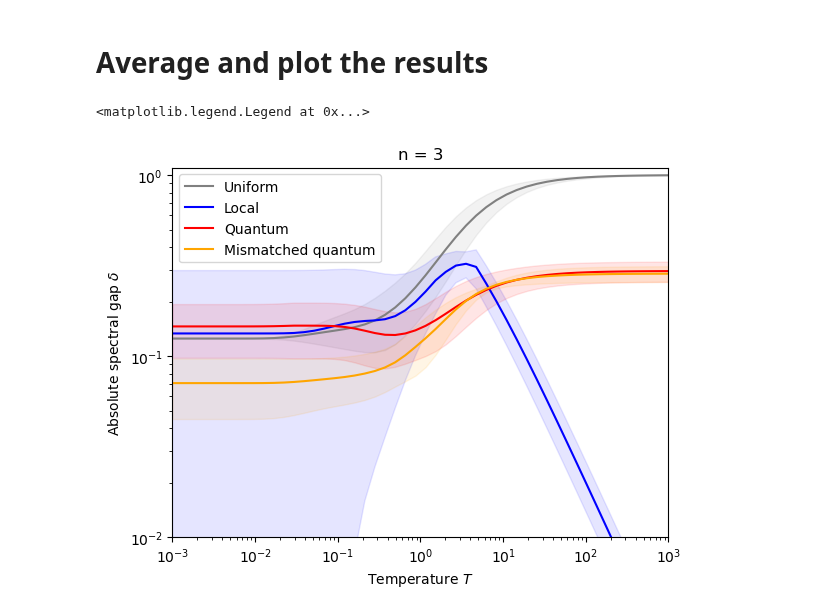
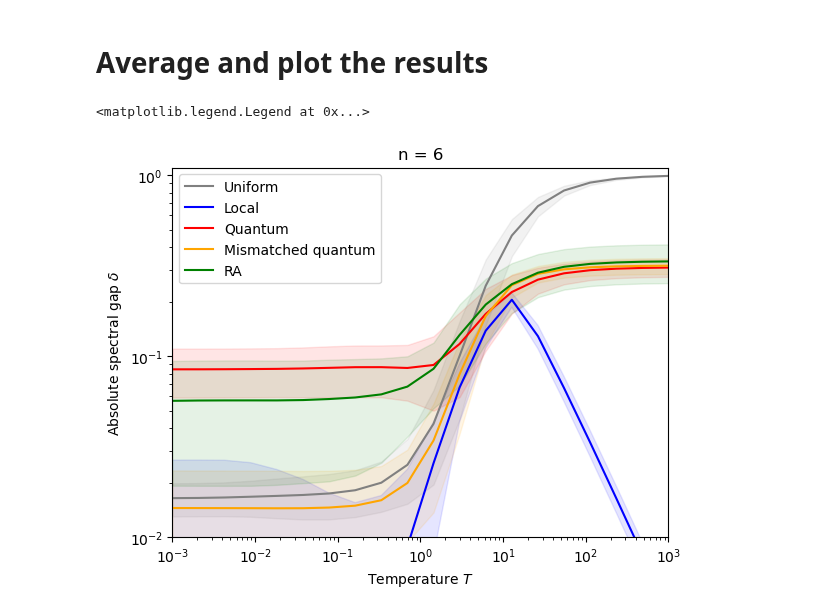
Before and after one commit to petr-ivashkov/quantum-mcmc, a Jupyter notebook: temperature_sweep_parallel.ipynb, the cells around one changed output. Drawn from its saved outputs; the diff is of its cells as text; code cells hidden in the pictures.

```diff
--- a/temperature_sweep_parallel.ipynb
+++ b/temperature_sweep_parallel.ipynb
@@ -1,6 +1,6 @@
 # %%
 from functions import *
 # %%
-n = 3
+n = 6
 # %% [markdown]
 # Temperature sweep
@@ -7,6 +65,6 @@ n = 3
 # %%
-num_random_models = 5
-num_temperatures = 50
+num_random_models = 100
+num_temperatures = 20
 
 T_range = np.geomspace(0.001, 1000, num_temperatures)
 
@@ -19,9 +77,10 @@ def f(T):
     delta_local_arr = np.zeros((num_random_models))
     delta_quantum_arr = np.zeros((num_random_models))
     delta_mismatched_quantum_arr = np.zeros((num_random_models))
+    delta_ra_arr = np.zeros((num_random_models))
     np.random.seed(42) # set the seed for reproducibility
     for i in range(num_random_models):
-        m = RandomIsingModel(n)
+        m = RandomIsingModel(n, seed=i)
 
         proposal_mat_random = get_proposal_mat_random(m)
         P_random = get_transition_matrix(m, T, proposal_mat_random)
@@ -38,12 +97,18 @@ def f(T):
         delta_quantum = get_delta(P_quantum)
         delta_quantum_arr[i] = delta_quantum
 
-        m_mismatched = RandomIsingModel(n)
+        m_mismatched = RandomIsingModel(n, seed=i+num_random_models)
         proposal_mat_mismatched_quantum = get_proposal_mat_quantum_layden(m_mismatched)
         P_mismatched_quantum = get_transition_matrix(m, T, proposal_mat_mismatched_quantum)
         delta_mismatched_quantum = get_delta(P_mismatched_quantum)
         delta_mismatched_quantum_arr[i] = delta_mismatched_quantum
-    return delta_random_arr, delta_local_arr, delta_quantum_arr, delta_mismatched_quantum_arr
+
+        proposal_mat_ra = get_proposal_mat_ra(m, 5)
+        P_ra = get_transition_matrix(m, T, proposal_mat_ra)
+        delta_ra = get_delta(P_ra)
+        delta_ra_arr[i] = delta_ra
+
+    return delta_random_arr, delta_local_arr, delta_quantum_arr, delta_mismatched_quantum_arr, delta_ra_arr
 # %%
 sweep_data = np.asarray(joblib.Parallel(n_jobs=-1)(joblib.delayed(f)(T) for T in tqdm(T_range)))
 sweep_data = sweep_data.swapaxes(0,1)
@@ -52,6 +117,7 @@ delta_random_arr = sweep_data[0]
 delta_local_arr = sweep_data[1]
 delta_quantum_arr = sweep_data[2]
 delta_mismatched_quantum_arr = sweep_data[3]
+delta_ra_arr = sweep_data[4]
 # %% [markdown]
 # Save the data
 # %%
@@ -83,41 +150,50 @@ delta_quantum_arr_std = np.std(delta_quantum_arr, axis=1)
 
 delta_mismatched_quantum_arr_avg = np.mean(delta_mismatched_quantum_arr, axis=1)
 delta_mismatched_quantum_arr_std = np.std(delta_mismatched_quantum_arr, axis=1)
+
+delta_ra_arr_avg = np.mean(delta_ra_arr, axis=1)
+delta_ra_arr_std = np.std(delta_ra_arr, axis=1)
 # %%
 plt.plot(T_range, delta_random_arr_avg, '-', color='grey', label = 'Uniform')
 plt.plot(T_range, delta_local_arr_avg, '-', color='blue', label = 'Local')
 plt.plot(T_range, delta_quantum_arr_avg, '-', color='red', label = 'Quantum')
 plt.plot(T_range, delta_mismatched_quantum_arr_avg, '-', color='orange', label = 'Mismatched quantum')
+plt.plot(T_range, delta_ra_arr_avg, '-', color='green', label = 'RA')
 
 plt.fill_between(T_range,
                  delta_random_arr_avg-delta_random_arr_std,
                  delta_random_arr_avg+delta_random_arr_std,
                  color='grey',
                  alpha=0.1)
 plt.fill_between(T_range,
                  delta_local_arr_avg-delta_local_arr_std,
                  delta_local_arr_avg+delta_local_arr_std,
                  color='blue',
                  alpha=0.1)
 plt.fill_between(T_range,
                  delta_quantum_arr_avg-delta_quantum_arr_std,
                  delta_quantum_arr_avg+delta_quantum_arr_std,
                  color='red',
                  alpha=0.1)
 plt.fill_between(T_range,
                  delta_mismatched_quantum_arr_avg-delta_mismatched_quantum_arr_std,
                  delta_mismatched_quantum_arr_avg+delta_mismatched_quantum_arr_std,
                  color='orange',
                  alpha=0.1)
+plt.fill_between(T_range,
+                 delta_ra_arr_avg-delta_ra_arr_std,
+                 delta_ra_arr_avg+delta_ra_arr_std,
+                 color='green',
+                 alpha=0.1)
 
 plt.title(f'n = {n}')
 plt.xlabel('Temperature $T$')
 plt.ylabel('Absolute spectral gap $\delta$')
 plt.ylim(0.01, 1.1)
 plt.xlim(0.001, 1000)
 plt.yscale('log')
 plt.xscale('log')
 plt.legend()
 # %% [output]
 <matplotlib.legend.Legend at 0x...>
-[figure, old version]
+[figure, new version]
```
Also changed, not shown: parts of 2 cells of this notebook, 9 other files.
